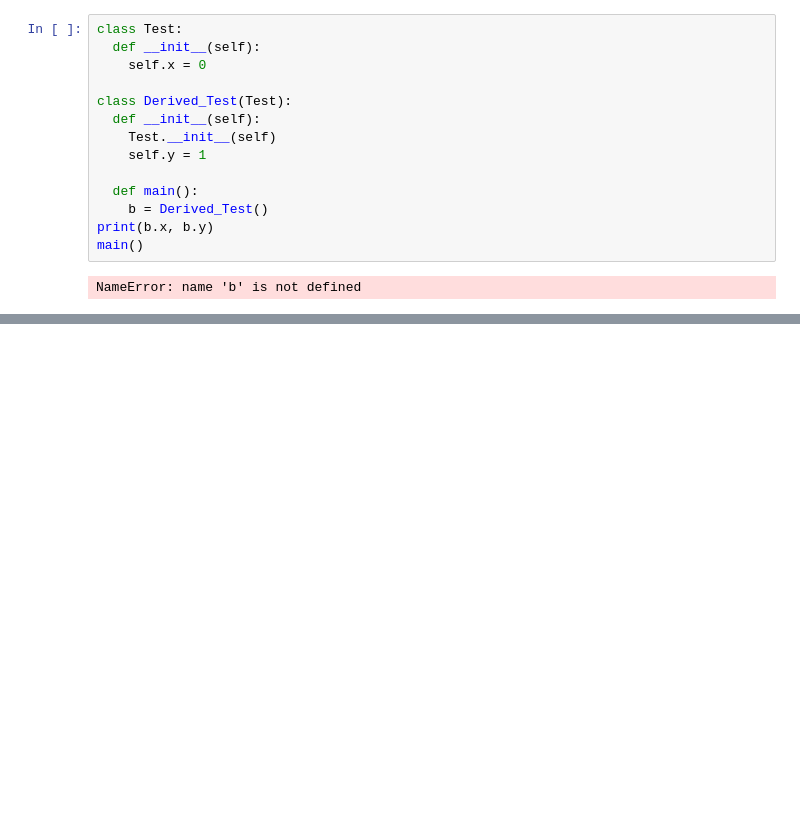
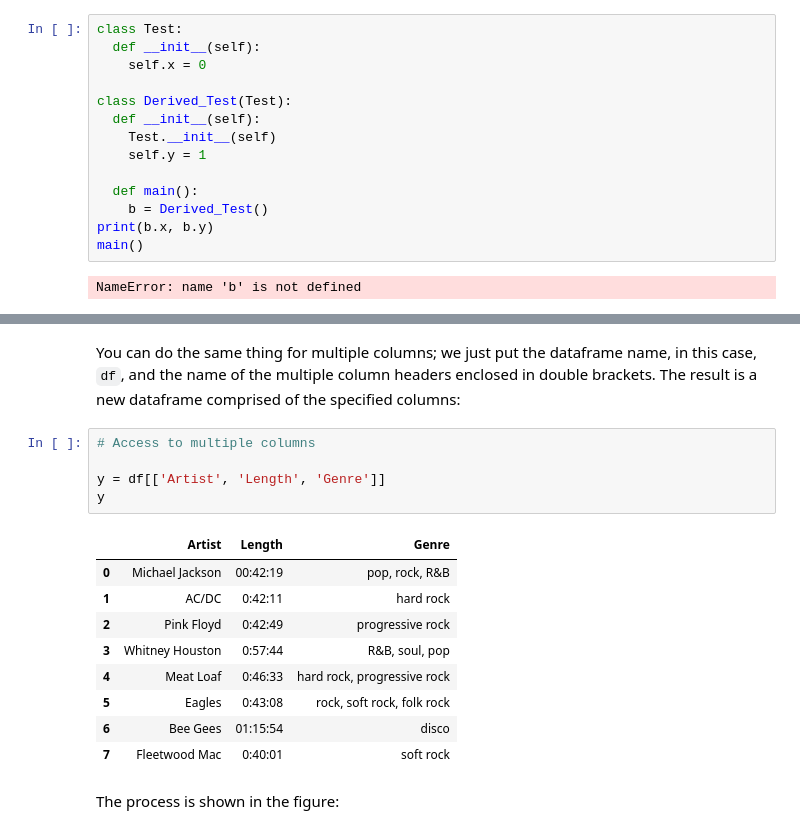
Before and after one commit to Dheeraj2002kumar/Python_with_Data_Science, a Jupyter notebook: simpllilearn/IBM_PY0101EN_Python_for_Data_Science/IBM_PY0101EN_Python_for_Data_Science_Part_4.ipynb, the cells around one changed output, grey strips where cells are left out. Cells and saved outputs as stored; diff of their text form; blank space fills up the shorter version.

```diff
--- a/simpllilearn/IBM_PY0101EN_Python_for_Data_Science/IBM_PY0101EN_Python_for_Data_Science_Part_4.ipynb
+++ b/simpllilearn/IBM_PY0101EN_Python_for_Data_Science/IBM_PY0101EN_Python_for_Data_Science_Part_4.ipynb
@@ -322,0 +1340,19 @@ NameError: name 'b' is not defined
+# %% [markdown]
+You can do the same thing for multiple columns; we just put the dataframe name, in this case, <code>df</code>, and the name of the multiple column headers enclosed in double brackets. The result is a new dataframe comprised of the specified columns:
+# %%
+# Access to multiple columns
+
+y = df[['Artist', 'Length', 'Genre']]
+y
+# %% [output]
+|  | Artist | Length | Genre |
+| 0 | Michael Jackson | 00:42:19 | pop, rock, R&B |
+| 1 | AC/DC | 0:42:11 | hard rock |
+| 2 | Pink Floyd | 0:42:49 | progressive rock |
+| 3 | Whitney Houston | 0:57:44 | R&B, soul, pop |
+| 4 | Meat Loaf | 0:46:33 | hard rock, progressive rock |
+| 5 | Eagles | 0:43:08 | rock, soft rock, folk rock |
+| 6 | Bee Gees | 01:15:54 | disco |
+| 7 | Fleetwood Mac | 0:40:01 | soft rock |
+# %% [markdown]
+The process is shown in the figure:
```
Also changed, not shown: parts of 148 cells of this notebook.
